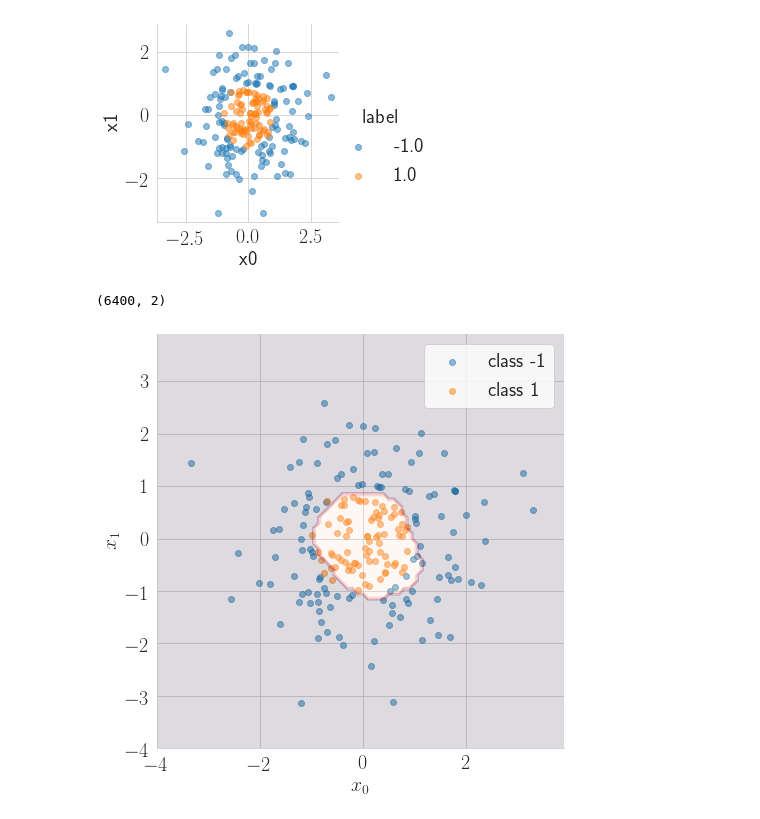
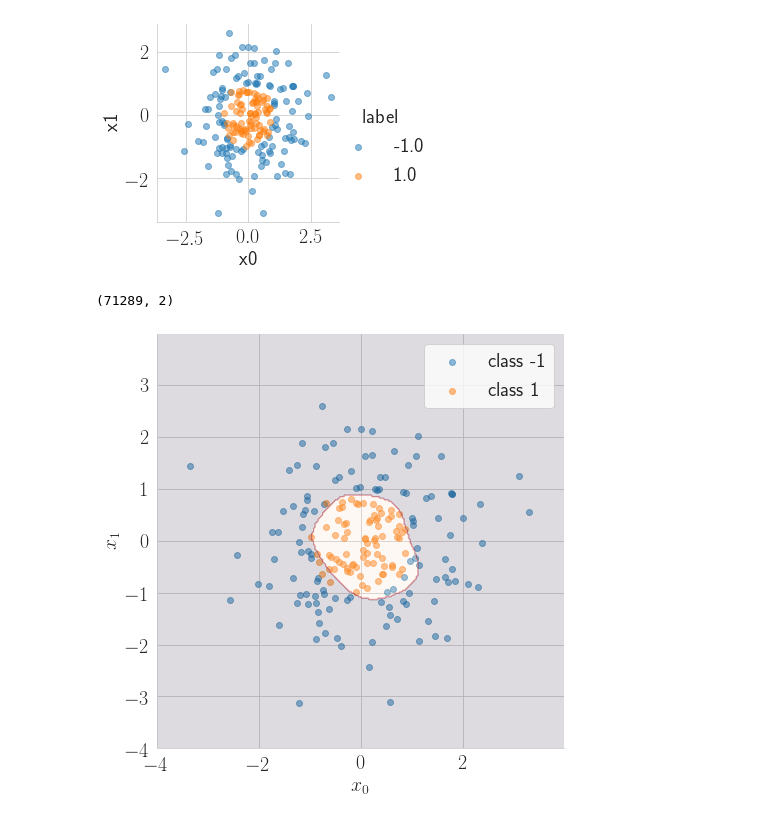
Before and after one commit to cjm715/ml_scratch, a Jupyter notebook: notebooks/SVM.ipynb, the cells around one changed output. Drawn from its saved outputs; the diff is of its cells as text; code cells hidden in the pictures.

```diff
--- a/notebooks/SVM.ipynb
+++ b/notebooks/SVM.ipynb
@@ -136,7 +136,7 @@ for _ in tqdm(range(num_iterations)):
 # %%
 
 def plot_label_heatmap(ax):
-    delta = 0.1
+    delta = 0.03
     xc = np.arange(-4.0, 4.0, delta)
     yc = np.arange(-4.0, 4.0, delta)
     X_contour, Y_contour = np.meshgrid(xc, yc)
@@ -145,32 +145,32 @@ def plot_label_heatmap(ax):
               Y_contour.flatten()], axis= 1)
     print(XY_contour.shape)
     Z0 = np.zeros(XY_contour.shape[0])
     for i in range(XY_contour.shape[0]):
         Z0[i] = f(alpha, C, X, y, XY_contour[i, :])
 
     Z0 = 1*(Z0 > 0.0)
     Z0 = Z0.reshape(X_contour.shape)
     CS = ax.contourf(X_contour, Y_contour, Z0, alpha = 0.15)
     return ax
 
 res = sns.FacetGrid(data=df, hue="label", size=7) \
    .map(plt.scatter, "x0", "x1", alpha = 0.5) \
    #.add_legend()
 
 ax = res.ax
 
 ax = plot_label_heatmap(ax)
 
 ax.set_xlabel(r'$x_0$', fontsize = 20)
 ax.set_ylabel(r'$x_1$', fontsize = 20)
 
 
 # replace labels
 new_labels = [r'class -1', r'class 1']
 ax.legend(
     labels = new_labels
 )
 plt.show()
 # %% [output]
-(6400, 2)
+(71289, 2)
-[figure, old version]
+[figure, new version]
```
Also changed, not shown: 1 other file.
